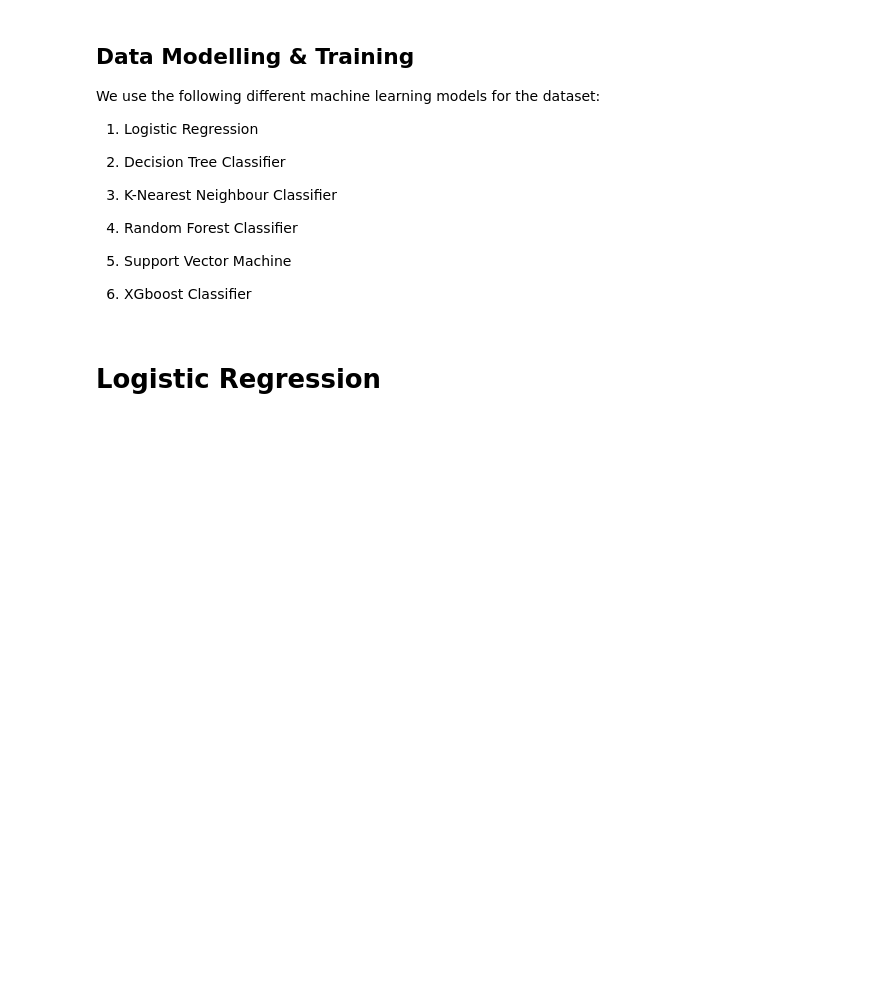
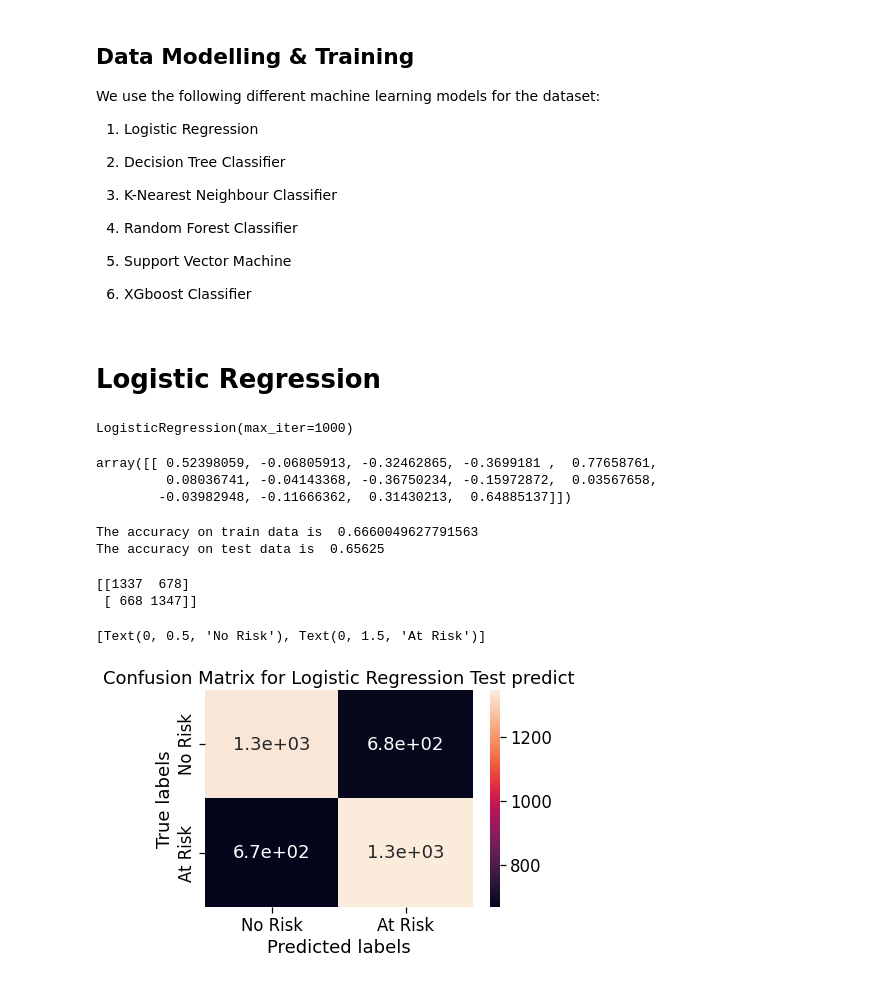
Before and after one commit to Ranjitkumarmuduli/Cardiovascular-Risk-Prediction-P_3, a Jupyter notebook: Supervised_ML_Classification_colab_notebook.ipynb, the cells around one changed output. Drawn from its saved outputs; the diff is of its cells as text; code cells hidden in the pictures; blank space fills up the shorter version.

```diff
--- a/Supervised_ML_Classification_colab_notebook.ipynb
+++ b/Supervised_ML_Classification_colab_notebook.ipynb
@@ -736,3 +736,51 @@ from sklearn.model_selection import train_test_split
 X_train, X_test, y_train, y_test = train_test_split(X, y_resampled , test_size=0.3,stratify = y_resampled, random_state=0)
 # %% [markdown]
 # Logistic Regression
+# %%
+# create and train logistic regression model
+from sklearn.linear_model import LogisticRegression
+logistic_regression_model = LogisticRegression(fit_intercept=True, max_iter=1000)
+logistic_regression_model.fit(X_train, y_train)
+# %% [output]
+LogisticRegression(max_iter=1000)
+# %%
+# Get the model coefficients
+logistic_regression_model.coef_
+# %% [output]
+array([[ 0.52398059, -0.06805913, -0.32462865, -0.3699181 ,  0.77658761,
+         0.08036741, -0.04143368, -0.36750234, -0.15972872,  0.03567658,
+        -0.03982948, -0.11666362,  0.31430213,  0.64885137]])
+# %%
+# Get the predicted probabilities
+train_preds = logistic_regression_model.predict(X_train)
+test_preds = logistic_regression_model.predict(X_test)
+# %%
+# Get the accuracy scores
+train_accuracy = accuracy_score(train_preds,y_train)
+test_accuracy = accuracy_score(test_preds,y_test)
+
+print("The accuracy on train data is ", train_accuracy)
+print("The accuracy on test data is ", test_accuracy)
+# %% [output]
+The accuracy on train data is  0.6660049627791563
+The accuracy on test data is  0.65625
+# %%
+# Get the confusion matrix for train
+from sklearn.metrics import confusion_matrix, accuracy_score, roc_auc_score, classification_report
+from sklearn.metrics import plot_confusion_matrix, plot_precision_recall_curve, plot_roc_curve
+labels = ['No Risk', 'At Risk']
+cm = confusion_matrix(y_train, train_preds)
+print(cm)
+ax= plt.subplot()
+sns.heatmap(cm, annot=True, ax = ax) #annot=True to annotate cells
+# labels, title and ticks
+ax.set_xlabel('Predicted labels')
+ax.set_ylabel('True labels')
+ax.set_title('Confusion Matrix for Logistic Regression Test predict')
+ax.xaxis.set_ticklabels(labels)
+ax.yaxis.set_ticklabels(labels)
+# %% [output]
+[[1337  678]
+ [ 668 1347]]
+[Text(0, 0.5, 'No Risk'), Text(0, 1.5, 'At Risk')]
+[figure, added]
```
Also changed, not shown: parts of 61 cells of this notebook.
